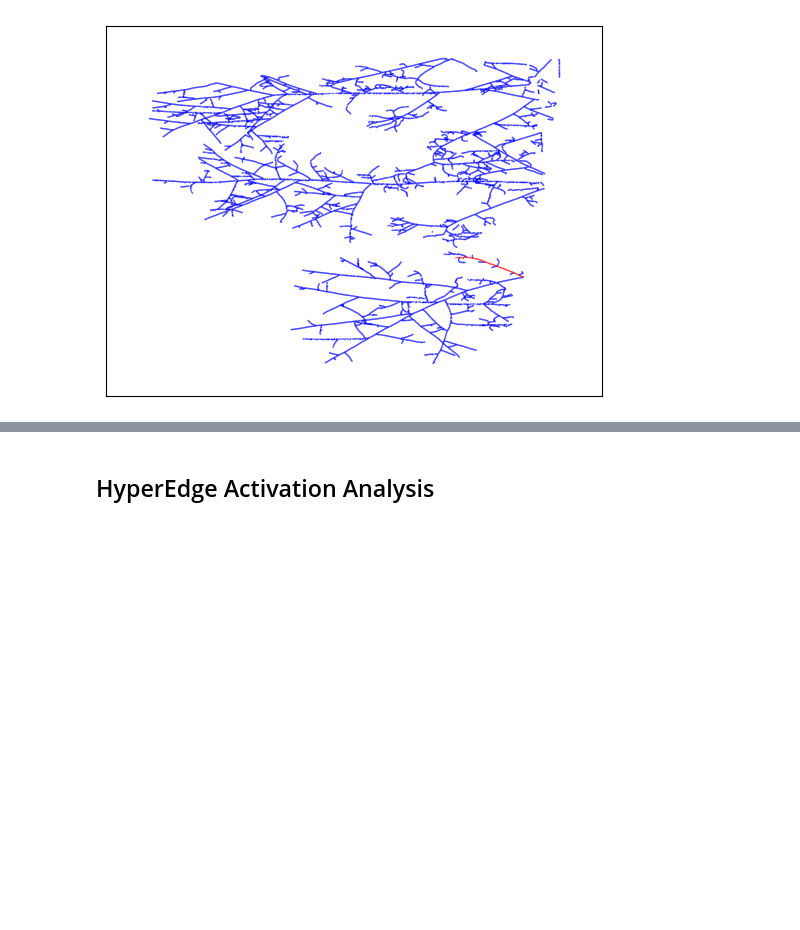
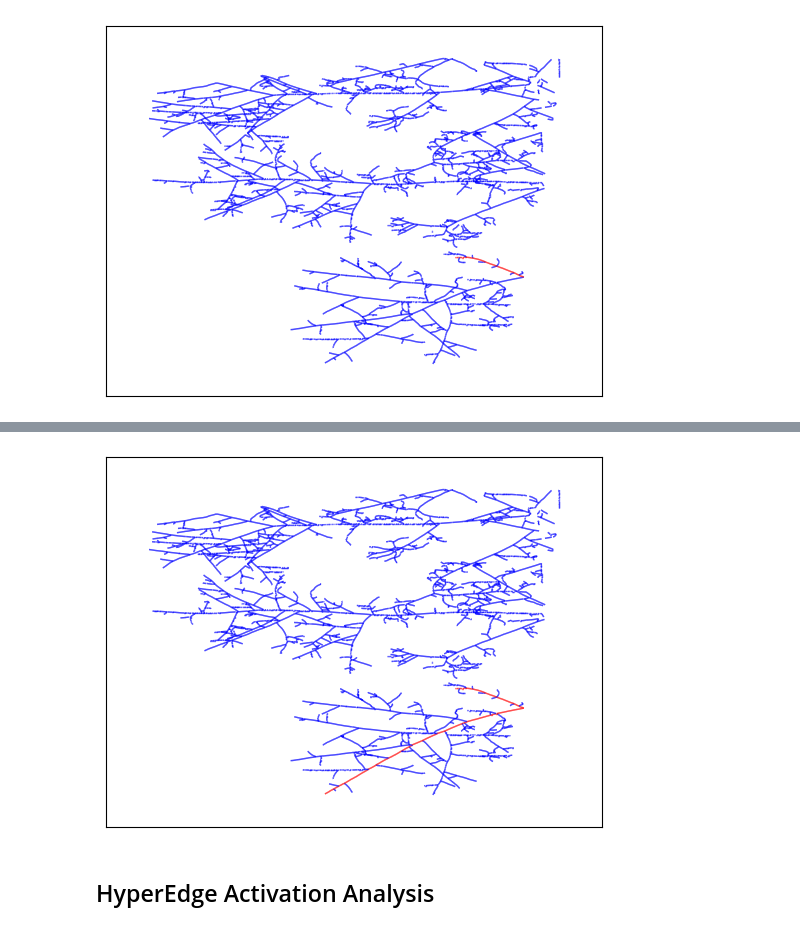
Before and after one commit to amin942001/STHype, a Jupyter notebook: examples/amftrack.ipynb, the cells around one changed output, grey strips where cells are left out. Drawn from its saved outputs; the diff is of its cells as text; code cells hidden in the pictures; blank space fills up the shorter version.

Commit message:
merge hyperedges function

```diff
--- a/examples/amftrack.ipynb
+++ b/examples/amftrack.ipynb
@@ -187,3 +201,12 @@ plot_spatial_temporal_graph_node(spatial_temporal_graph, node=1942, area_size=10
+# %%
+from sthype.graph_functions import merge_hyperedges
+from copy import deepcopy
+stg_copy = deepcopy(stg)
+
+merge_hyperedges(stg_copy, 5, 565)
+plot_spatial_temporal_graph(stg_copy, color_group=5)
+# %% [output]
+[figure, added]
 # %% [markdown]
 ## HyperEdge Activation Analysis
 # %% [markdown]
```
Also changed, not shown: parts of 12 cells of this notebook, 2 other files.
